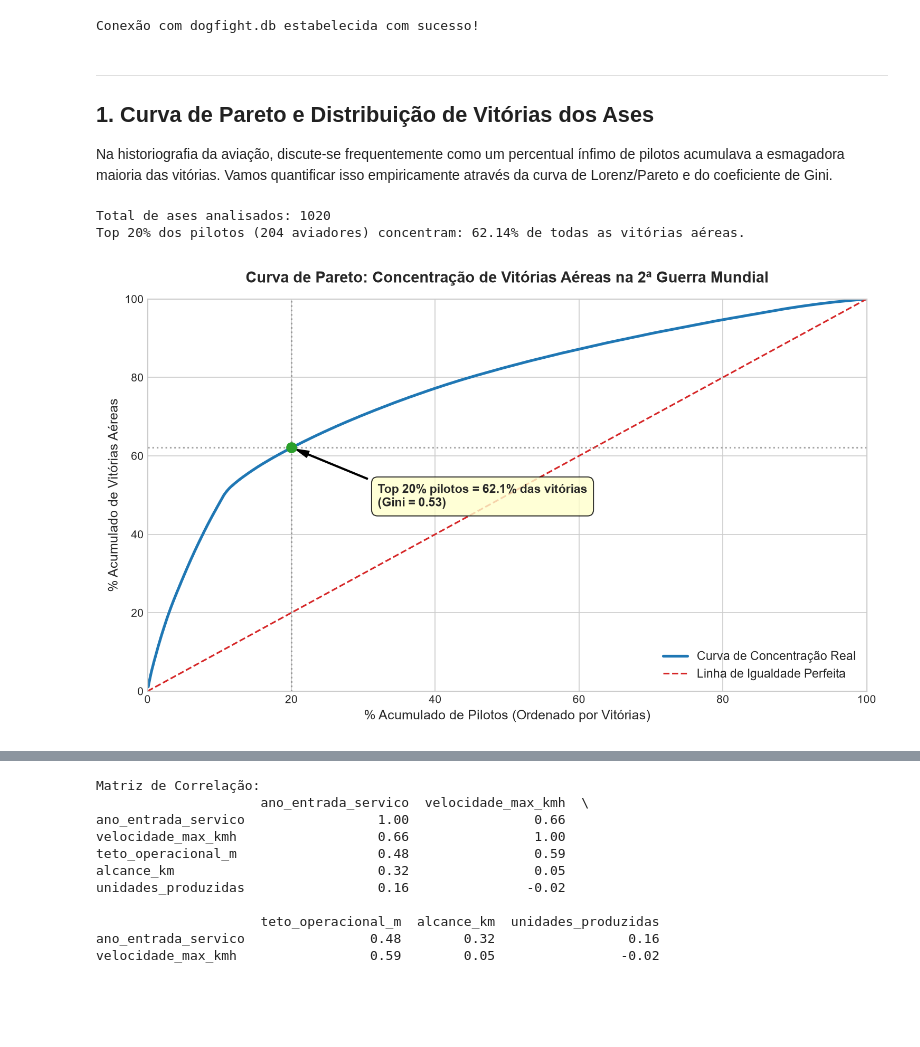
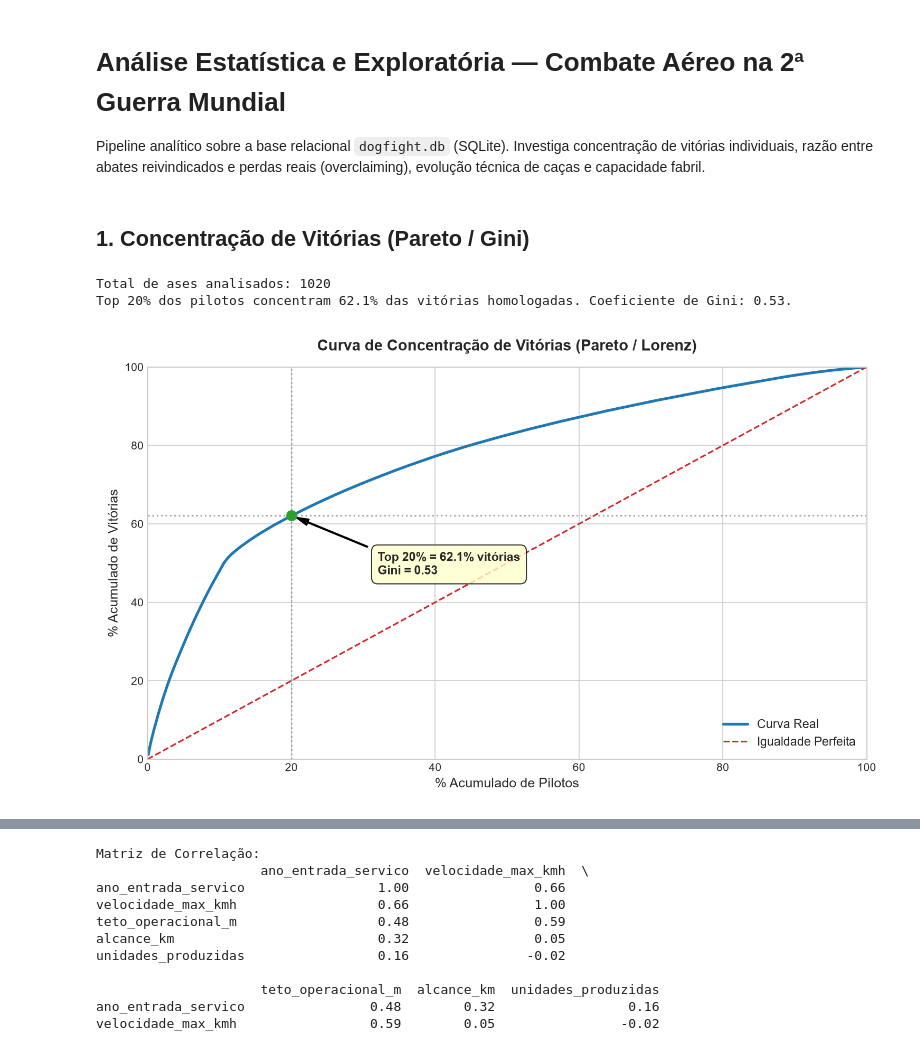
Before and after one commit to felaaass/ww2-dogfight-analytics, a Jupyter notebook: src/analise/analise_exploratoria.ipynb, the cells around one changed output, grey strips where cells are left out. Cells and saved outputs as stored; diff of their text form; code cells hidden in the pictures; blank space fills up the shorter version.

```diff
--- a/src/analise/analise_exploratoria.ipynb
+++ b/src/analise/analise_exploratoria.ipynb
@@ -15,3 +1,8 @@ Este notebook investiga três dimensões centrais da guerra aérea de 1939 a 194
+# %% [markdown]
+# Análise Estatística e Exploratória — Combate Aéreo na 2ª Guerra Mundial
+
+Pipeline analítico sobre a base relacional `dogfight.db` (SQLite).
+Investiga concentração de vitórias individuais, razão entre abates reivindicados e perdas reais (overclaiming), evolução técnica de caças e capacidade fabril.
 # %%
 import os
 import sqlite3
@@ -23,45 +14,41 @@ import seaborn as sns
 plt.style.use('seaborn-v0_8-whitegrid' if 'seaborn-v0_8-whitegrid' in plt.style.available else 'default')
 plt.rcParams['figure.dpi'] = 120
 
-# Conexão com o banco local
-db_path = r"../../data/processed/dogfight.db"
+db_path = os.path.abspath(os.path.join("..", "..", "data", "processed", "dogfight.db"))
 conn = sqlite3.connect(db_path)
-print("Conexão com dogfight.db estabelecida com sucesso!")
-# %% [output]
-Conexão com dogfight.db estabelecida com sucesso!
-# %% [markdown]
----
-## 1. Curva de Pareto e Distribuição de Vitórias dos Ases
-
-Na historiografia da aviação, discute-se frequentemente como um percentual ínfimo de pilotos acumulava a esmagadora maioria das vitórias.
-Vamos quantificar isso empiricamente através da curva de Lorenz/Pareto e do coeficiente de Gini.
+# %% [markdown]
+## 1. Concentração de Vitórias (Pareto / Gini)
 # %%
 df_ases = pd.read_sql_query("""
     SELECT
         p.nome_piloto,
         pa.nome AS pais,
         pa.lado,
         p.forca_aerea,
         p.total_vitorias
     FROM dim_piloto p
     JOIN dim_pais pa ON p.id_pais = pa.id_pais
     ORDER BY p.total_vitorias DESC;
 """, conn)
 
 df_ases['ranking'] = range(1, len(df_ases) + 1)
 df_ases['pct_pilotos'] = (df_ases['ranking'] / len(df_ases)) * 100
 df_ases['vitorias_acum'] = df_ases['total_vitorias'].cumsum()
 df_ases['pct_vitorias'] = (df_ases['vitorias_acum'] / df_ases['total_vitorias'].sum()) * 100
 
 pct_20_idx = int(len(df_ases) * 0.20)
 pct_top20 = df_ases.iloc[pct_20_idx]['pct_vitorias']
+
+vits = df_ases['total_vitorias'].values
+n = len(vits)
+gini = (np.sum((2 * np.arange(1, n + 1) - n - 1) * np.sort(vits))) / (n * np.sum(vits))
+
 print(f"Total de ases analisados: {len(df_ases)}")
-print(f"Top 20% dos pilotos ({pct_20_idx} aviadores) concentram: {pct_top20:.2f}% de todas as vitórias aéreas.")
+print(f"Top 20% dos pilotos concentram {pct_top20:.1f}% das vitórias homologadas. Coeficiente de Gini: {gini:.2f}.")
 
-# Exibição do gráfico gerado
 from IPython.display import Image
 Image(filename="../../docs/img/pareto_vitorias.png")
 # %% [output]
 Total de ases analisados: 1020
-Top 20% dos pilotos (204 aviadores) concentram: 62.14% de todas as vitórias aéreas.
+Top 20% dos pilotos concentram 62.1% das vitórias homologadas. Coeficiente de Gini: 0.53.
-[figure, old version]
+[figure, new version]
```
Also changed, not shown: parts of 17 cells of this notebook, 21 other files.
